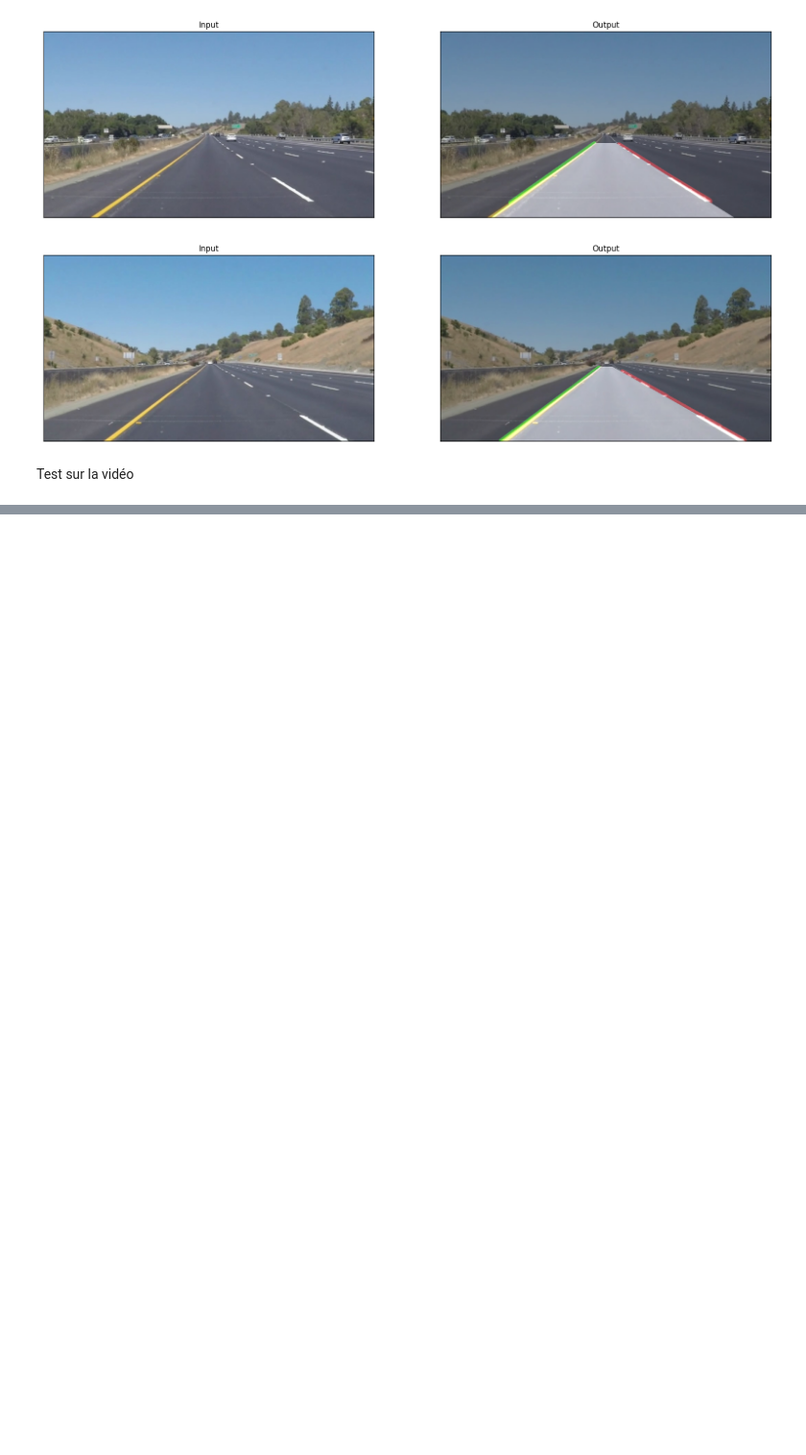
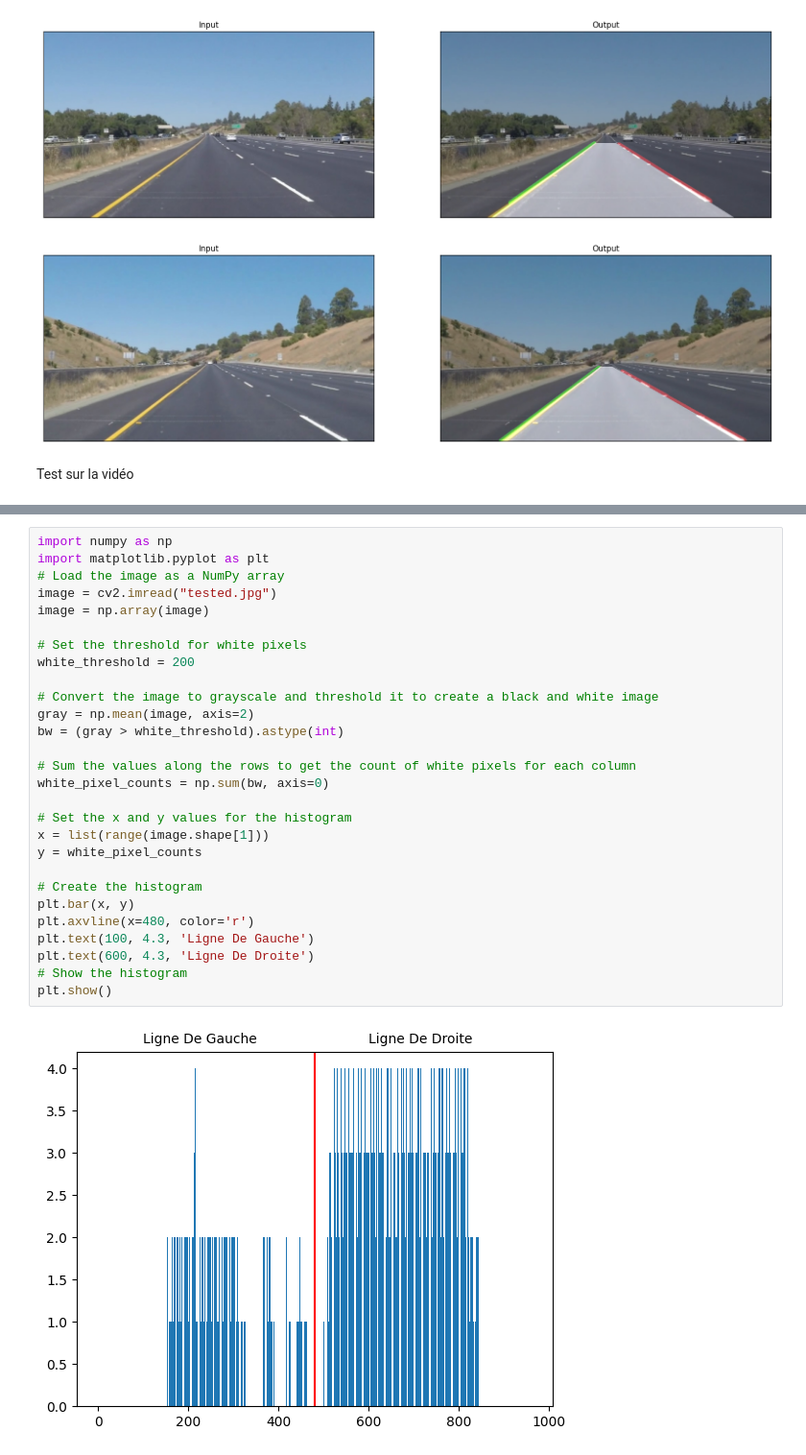
Before and after one commit to Hayrik31/traitement_image, a Jupyter notebook: detecteur_de_lignes.ipynb, the cells around one changed output, grey strips where cells are left out. Shown at 96% size. Cells and saved outputs as stored; diff of their text form; blank space fills up the shorter version.

Commit message:
TextToSpeech + Histogramme

```diff
--- a/detecteur_de_lignes.ipynb
+++ b/detecteur_de_lignes.ipynb
@@ -351,2 +373,32 @@ sir doubli ela molana
 signal à droite
 fen ghadi a mo7amed
+# %%
+import numpy as np
+import matplotlib.pyplot as plt
+# Load the image as a NumPy array
+image = cv2.imread("tested.jpg")
+image = np.array(image)
+
+# Set the threshold for white pixels
+white_threshold = 200
+
+# Convert the image to grayscale and threshold it to create a black and white image
+gray = np.mean(image, axis=2)
+bw = (gray > white_threshold).astype(int)
+
+# Sum the values along the rows to get the count of white pixels for each column
+white_pixel_counts = np.sum(bw, axis=0)
+
+# Set the x and y values for the histogram
+x = list(range(image.shape[1]))
+y = white_pixel_counts
+
+# Create the histogram
+plt.bar(x, y)
+plt.axvline(x=480, color='r')
+plt.text(100, 4.3, 'Ligne De Gauche')
+plt.text(600, 4.3, 'Ligne De Droite')
+# Show the histogram
+plt.show()
+# %% [output]
+[figure, added]
```
Also changed, not shown: parts of 2 cells of this notebook, 1 other file.
